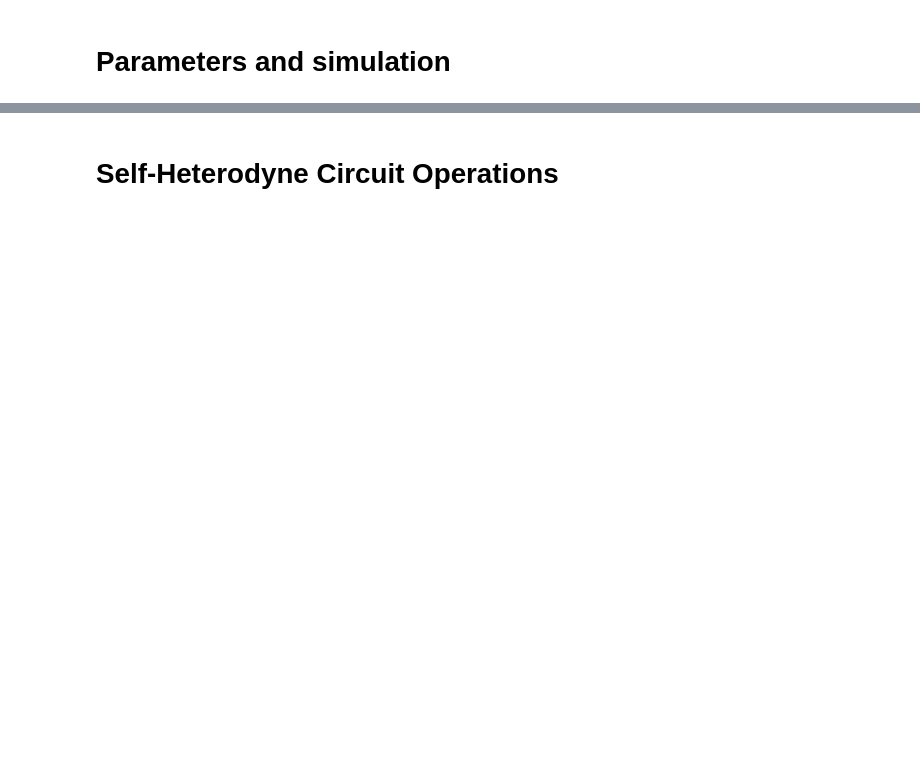
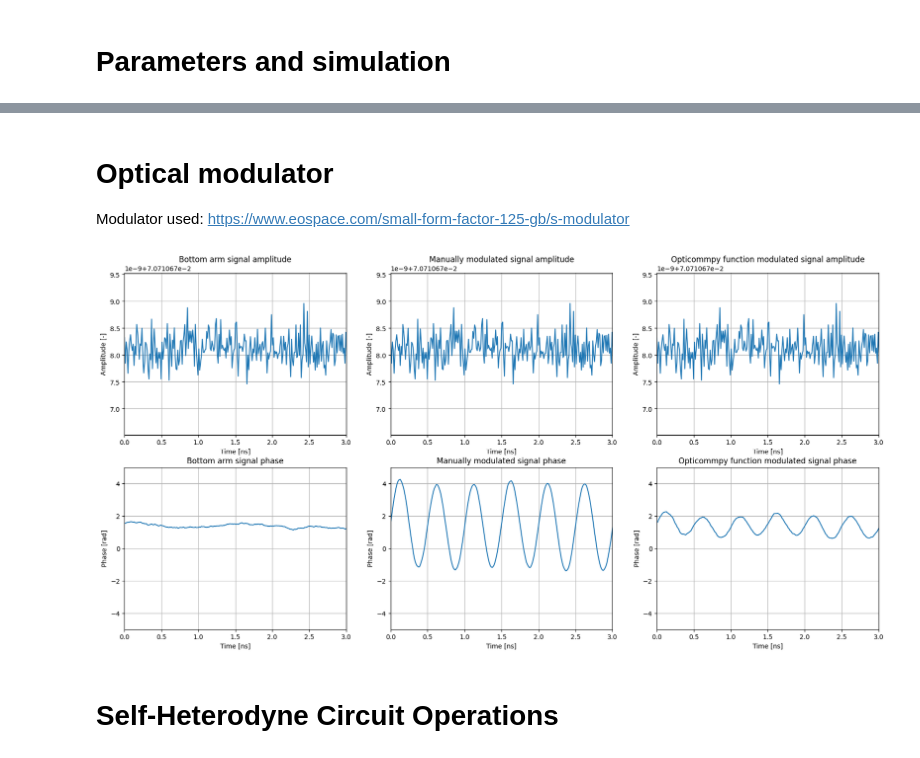
Before and after one commit to CaioRodrigues200/Laser-Study, a Jupyter notebook: Projects/Delayed_Self_Heterodyne/LorentzTesting.ipynb, the cells around one changed output, grey strips where cells are left out. Cells and saved outputs as stored; diff of their text form; code cells hidden in the pictures; blank space fills up the shorter version.

```diff
--- a/Projects/Delayed_Self_Heterodyne/LorentzTesting.ipynb
+++ b/Projects/Delayed_Self_Heterodyne/LorentzTesting.ipynb
@@ -107,3 +157,66 @@ Text(0.5, 1.0, 'DFB laser spectrum')
+# %% [markdown]
+# Optical modulator
+
+Modulator used: https://www.eospace.com/small-form-factor-125-gb/s-modulator
+# %%
+bIdx = 2.63
+
+carrier = OptSig*np.sqrt(1-KConst)*np.exp(KPhase*1j)  # Bottom arm Optical signal
+EBottom = carrier*np.exp(1j*bIdx*np.sin(2*np.pi*mFreq*tArray+mPhase)) # Bottom arm Optical signal modulated
+
+elecSig = np.sin(2*np.pi*mFreq*tArray+mPhase)
+pmModSignal = pm(carrier,elecSig,5)
+
+fig, ax = plt.subplots(2,3)
+fig.set_figheight(10)
+fig.set_figwidth(21)
+
+ax[0][0].plot(tArray*1e9,np.abs(carrier))
+ax[0][0].set_xlim(0,3)
+ax[0][0].set_title(f'Bottom arm signal amplitude')
+ax[0][0].set_xlabel('Time [ns]')
+ax[0][0].set_ylabel('Amplitude [-]')
+ax[0][0].grid()
+
+ax[0][1].plot(tArray*1e9,np.abs(EBottom))
+ax[0][1].set_xlim(0,3)
+ax[0][1].set_title(f'Manually modulated signal amplitude')
+ax[0][1].set_xlabel('Time [ns]')
+ax[0][1].set_ylabel('Amplitude [-]')
+ax[0][1].grid()
+
+ax[0][2].plot(tArray*1e9,np.abs(pmModSignal))
+ax[0][2].set_xlim(0,3)
+ax[0][2].set_title(f'Opticommpy function modulated signal amplitude')
+ax[0][2].set_xlabel('Time [ns]')
+ax[0][2].set_ylabel('Amplitude [-]')
+ax[0][2].grid()
+
+ax[1][0].plot(tArray*1e9,np.unwrap(np.angle(carrier)))
+ax[1][0].set_xlim(0,3)
+ax[1][0].set_ylim(-5,5)
+ax[1][0].set_title(f'Bottom arm signal phase')
+ax[1][0].set_xlabel('Time [ns]')
+ax[1][0].set_ylabel('Phase [rad]')
+ax[1][0].grid()
+
+ax[1][1].plot(tArray*1e9,np.unwrap(np.angle(EBottom)))
+ax[1][1].set_xlim(0,3)
+ax[1][1].set_ylim(-5,5)
+ax[1][1].set_title(f'Manually modulated signal phase')
+ax[1][1].set_xlabel('Time [ns]')
+ax[1][1].set_ylabel('Phase [rad]')
+ax[1][1].grid()
+
+ax[1][2].plot(tArray*1e9,np.unwrap(np.angle(pmModSignal)))
+ax[1][2].set_xlim(0,3)
+ax[1][2].set_ylim(-5,5)
+ax[1][2].set_title(f'Opticommpy function modulated signal phase')
+ax[1][2].set_xlabel('Time [ns]')
+ax[1][2].set_ylabel('Phase [rad]')
+ax[1][2].grid()
+# %% [output]
+[figure, added]
 # %% [markdown]
 # Self-Heterodyne Circuit Operations
 # %%
```
Also changed, not shown: parts of 13 cells of this notebook, 1 other file.
